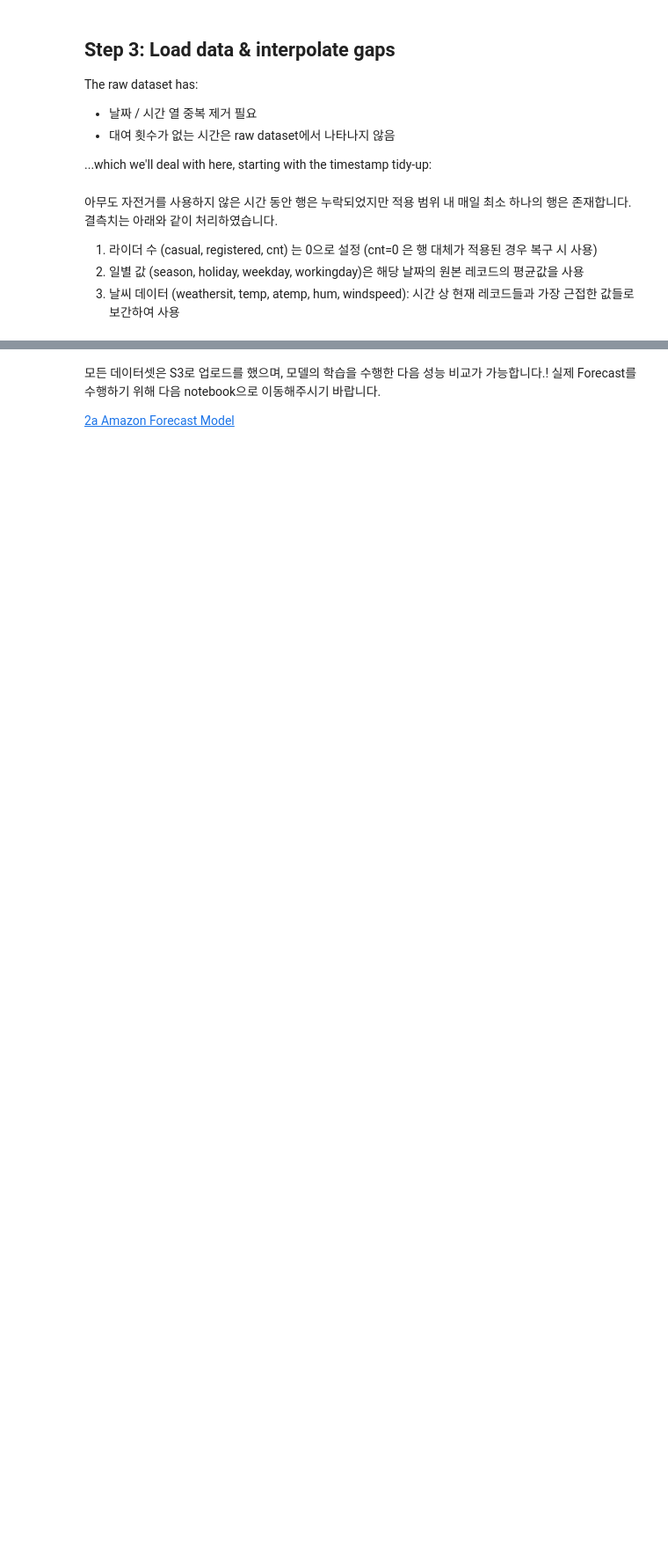
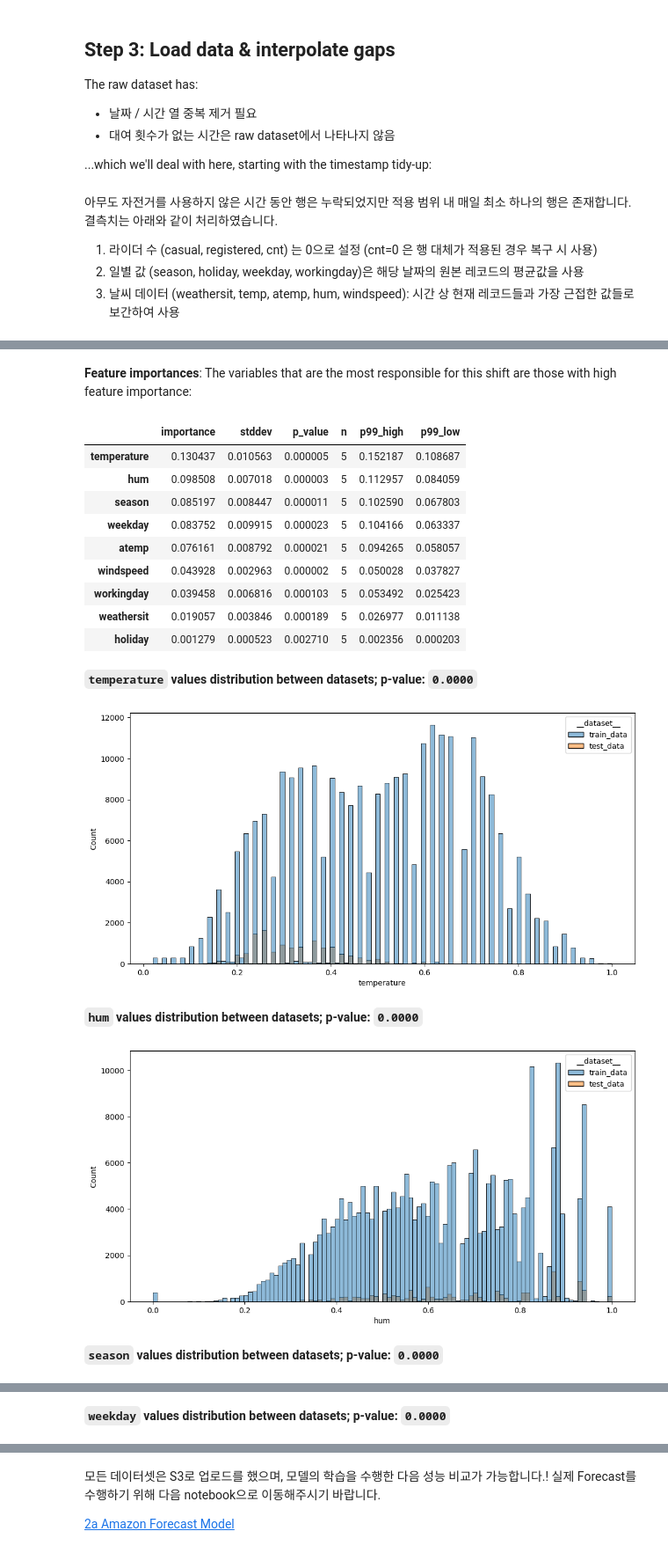
Before and after one commit to Napkin-DL/amazon-forecast-workshop, a Jupyter notebook: 1_Data_Preparation.ipynb, the cells around one changed output, grey strips where cells are left out. Shown at 88% size. Saved outputs shown, nothing was run; the diff lists cells and outputs as text; code cells hidden in the pictures; blank space fills up the shorter version.

```diff
--- a/1_Data_Preparation.ipynb
+++ b/1_Data_Preparation.ipynb
@@ -425,0 +666,3 @@ print("Done")
+# %%
+train_data = train_df.drop(columns='timestamp')
+test_data = test_df.drop(columns='timestamp')
@@ -425,0 +674,3 @@ print("Done")
+# %%
+auto.covariate_shift_detection(train_data=train_data, test_data=test_data, label='demand')
+# %% [output]
@@ -425,0 +682,16 @@ print("Done")
+**Feature importances**: The variables that are the most responsible for this shift are those with high feature importance:
+|  | importance | stddev | p_value | n | p99_high | p99_low |
+| temperature | 0.130437 | 0.010563 | 0.000005 | 5 | 0.152187 | 0.108687 |
+| hum | 0.098508 | 0.007018 | 0.000003 | 5 | 0.112957 | 0.084059 |
+| season | 0.085197 | 0.008447 | 0.000011 | 5 | 0.102590 | 0.067803 |
+| weekday | 0.083752 | 0.009915 | 0.000023 | 5 | 0.104166 | 0.063337 |
+| atemp | 0.076161 | 0.008792 | 0.000021 | 5 | 0.094265 | 0.058057 |
+| windspeed | 0.043928 | 0.002963 | 0.000002 | 5 | 0.050028 | 0.037827 |
+| workingday | 0.039458 | 0.006816 | 0.000103 | 5 | 0.053492 | 0.025423 |
+| weathersit | 0.019057 | 0.003846 | 0.000189 | 5 | 0.026977 | 0.011138 |
+| holiday | 0.001279 | 0.000523 | 0.002710 | 5 | 0.002356 | 0.000203 |
+**`temperature` values distribution between datasets; p-value: `0.0000`**
+[figure, added]
+**`hum` values distribution between datasets; p-value: `0.0000`**
+[figure, added]
+**`season` values distribution between datasets; p-value: `0.0000`**
@@ -425,0 +699 @@ print("Done")
+**`weekday` values distribution between datasets; p-value: `0.0000`**
```
Also changed, not shown: parts of 31 cells of this notebook, 11 other files.
